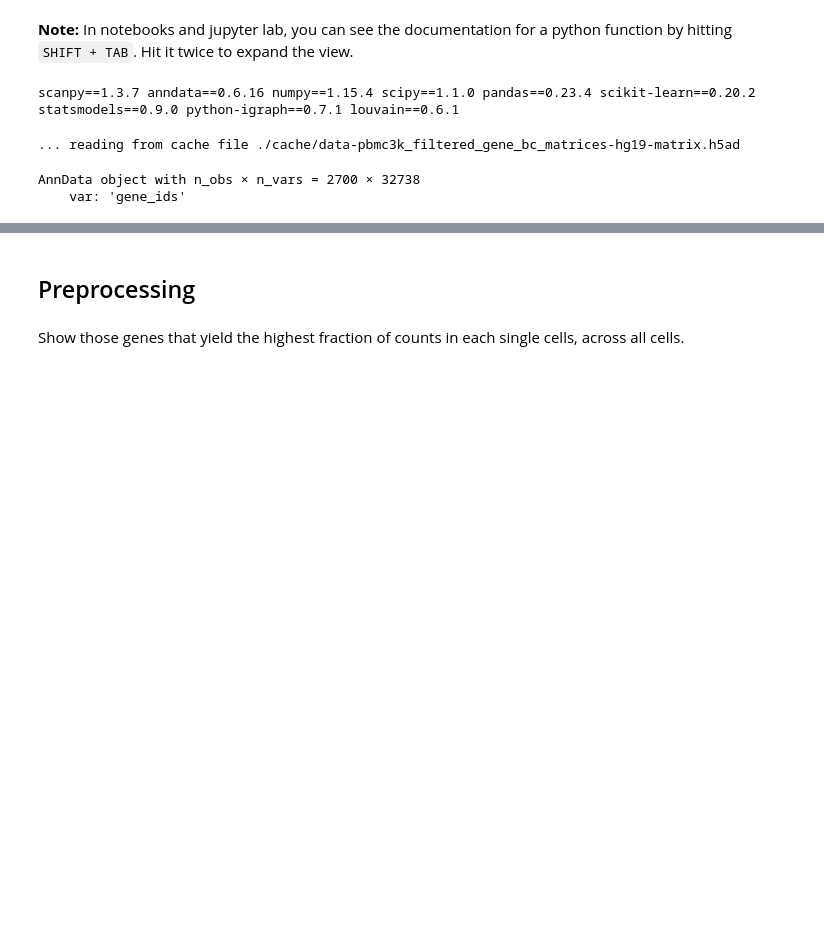
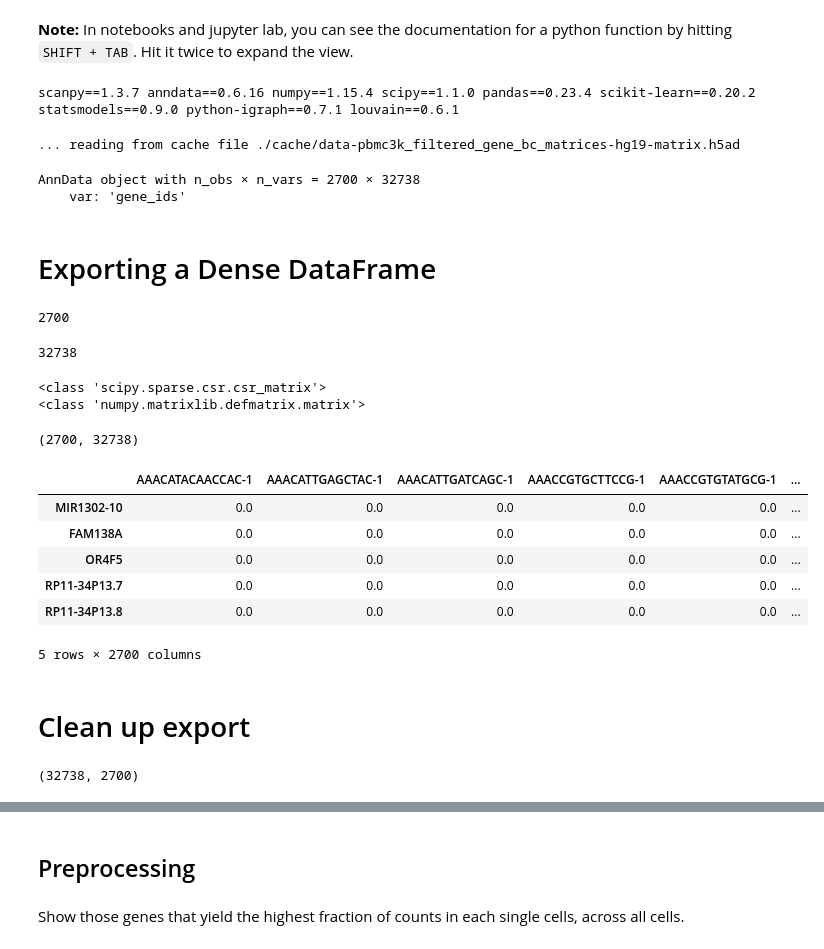
Before and after one commit to ismms-himc/scanpy-batch-correct, a Jupyter notebook: notebooks/pbmc3k.ipynb, the cells around one changed output, grey strips where cells are left out. Drawn from its saved outputs; the diff is of its cells as text; code cells hidden in the pictures; blank space fills up the shorter version.

Commit message:
exported dataframe from adata

```diff
--- a/notebooks/pbmc3k.ipynb
+++ b/notebooks/pbmc3k.ipynb
@@ -38,3 +38,46 @@ adata
 # %% [output]
 AnnData object with n_obs × n_vars = 2700 × 32738
     var: 'gene_ids'
+# %% [markdown]
+# Exporting a Dense DataFrame
+# %%
+barcodes = adata.obs.index.tolist()
+len(barcodes)
+# %% [output]
+2700
+# %%
+genes = adata.var.index.tolist()
+len(genes)
+# %% [output]
+32738
+# %%
+print(type(adata.X))
+print(type(adata.X.todense()))
+mat = adata.X.todense()
+mat.shape
+# %% [output]
+<class 'scipy.sparse.csr.csr_matrix'>
+<class 'numpy.matrixlib.defmatrix.matrix'>
+(2700, 32738)
+# %%
+inst_df = pd.DataFrame(data=mat, columns=genes, index=barcodes).transpose()
+# %%
+inst_df.head()
+# %% [output]
+|  | AAACATACAACCAC-1 | AAACATTGAGCTAC-1 | AAACATTGATCAGC-1 | AAACCGTGCTTCCG-1 | AAACCGTGTATGCG-1 | ... |
+| MIR1302-10 | 0.0 | 0.0 | 0.0 | 0.0 | 0.0 | ... |
+| FAM138A | 0.0 | 0.0 | 0.0 | 0.0 | 0.0 | ... |
+| OR4F5 | 0.0 | 0.0 | 0.0 | 0.0 | 0.0 | ... |
+| RP11-34P13.7 | 0.0 | 0.0 | 0.0 | 0.0 | 0.0 | ... |
+| RP11-34P13.8 | 0.0 | 0.0 | 0.0 | 0.0 | 0.0 | ... |
+5 rows × 2700 columns
+# %% [markdown]
+# Clean up export
+# %%
+genes = adata.var.index.tolist()
+barcodes = adata.obs.index.tolist()
+mat = adata.X.todense().transpose()
+inst_df = pd.DataFrame(data=mat, columns=barcodes, index=genes)
+inst_df.shape
+# %% [output]
+(32738, 2700)
```
Also changed, not shown: parts of 40 cells of this notebook, 22 other files.
